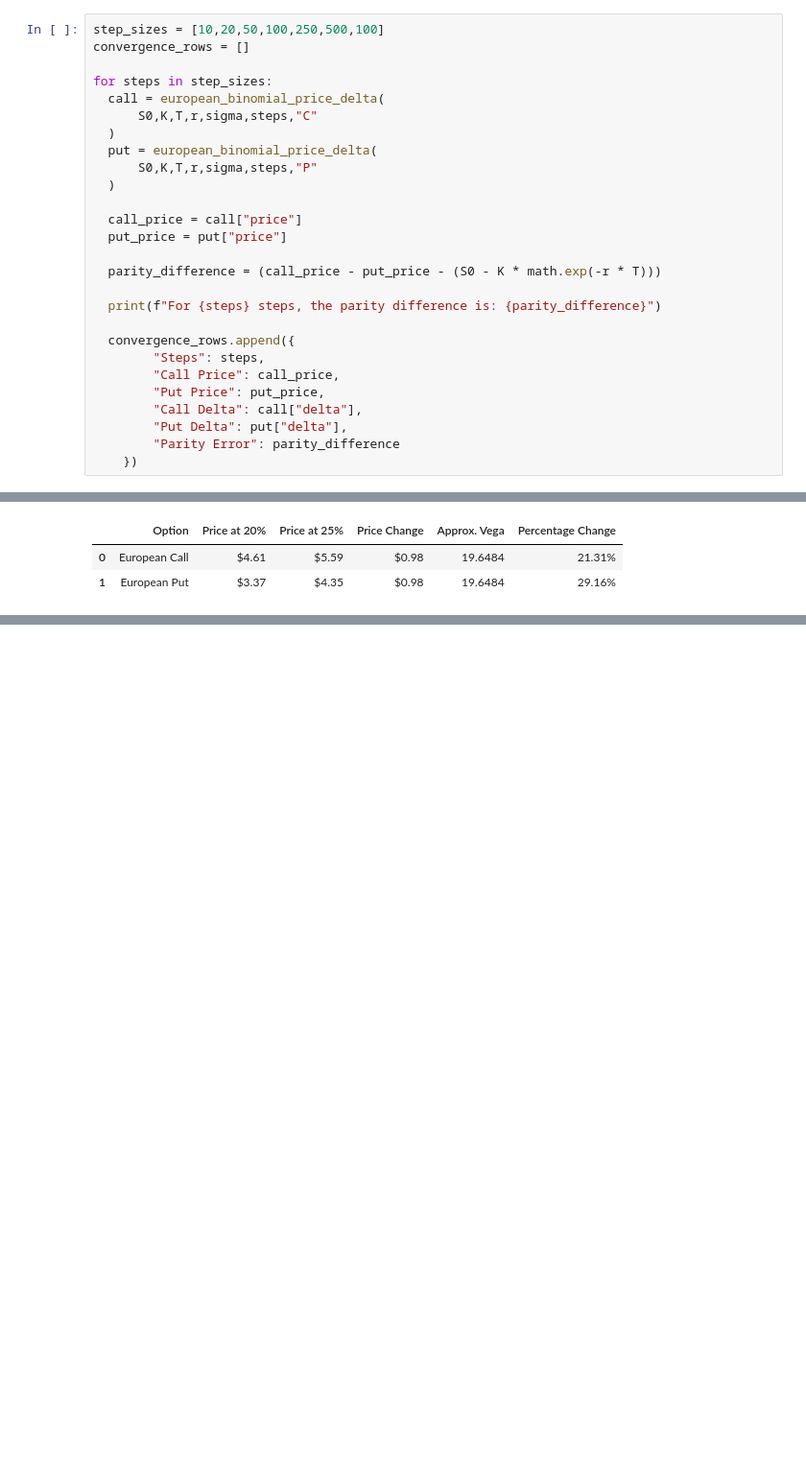
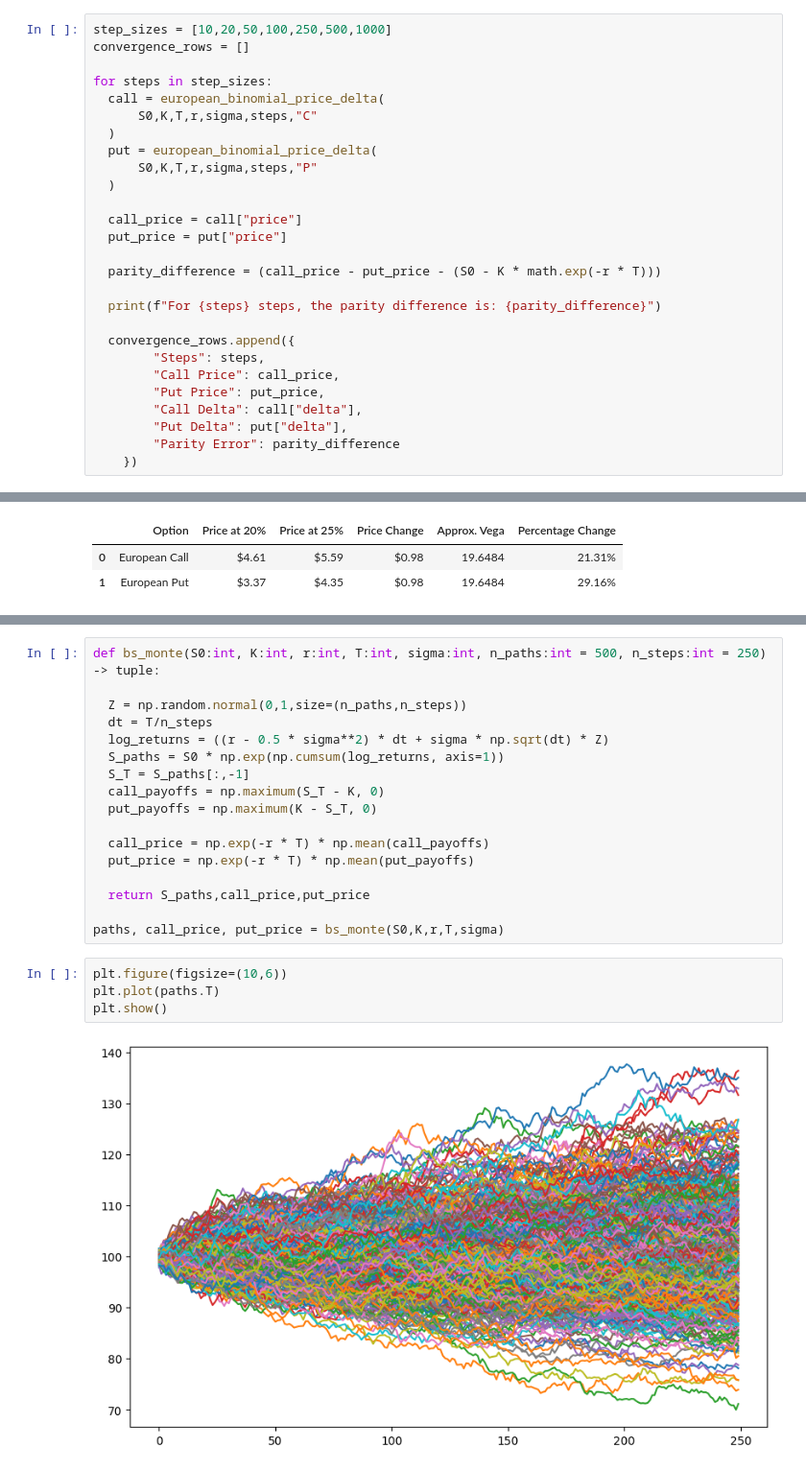
Before and after one commit to SacSresta/WQU, a Jupyter notebook: MScFE_620_DP_GWP_Jul.ipynb, the cells around one changed output, grey strips where cells are left out. Shown at 96% size. Saved outputs shown, nothing was run; the diff lists cells and outputs as text; blank space fills up the shorter version.

```diff
--- a/MScFE_620_DP_GWP_Jul.ipynb
+++ b/MScFE_620_DP_GWP_Jul.ipynb
@@ -164,7 +164,7 @@ def european_binomial_price_delta(
 
     }
 # %%
-step_sizes = [10,20,50,100,250,500,100]
+step_sizes = [10,20,50,100,250,500,1000]
 convergence_rows = []
 
 for steps in step_sizes:
@@ -506,0 +595,23 @@ vega_table.style.format({
+# %%
+def bs_monte(S0:int, K:int, r:int, T:int, sigma:int, n_paths:int = 500, n_steps:int = 250) -> tuple:
+
+  Z = np.random.normal(0,1,size=(n_paths,n_steps))
+  dt = T/n_steps
+  log_returns = ((r - 0.5 * sigma**2) * dt + sigma * np.sqrt(dt) * Z)
+  S_paths = S0 * np.exp(np.cumsum(log_returns, axis=1))
+  S_T = S_paths[:,-1]
+  call_payoffs = np.maximum(S_T - K, 0)
+  put_payoffs = np.maximum(K - S_T, 0)
+
+  call_price = np.exp(-r * T) * np.mean(call_payoffs)
+  put_price = np.exp(-r * T) * np.mean(put_payoffs)
+
+  return S_paths,call_price,put_price
+
+paths, call_price, put_price = bs_monte(S0,K,r,T,sigma)
+# %%
+plt.figure(figsize=(10,6))
+plt.plot(paths.T)
+plt.show()
+# %% [output]
+[figure, added]
```
Also changed, not shown: parts of 11 cells of this notebook.
